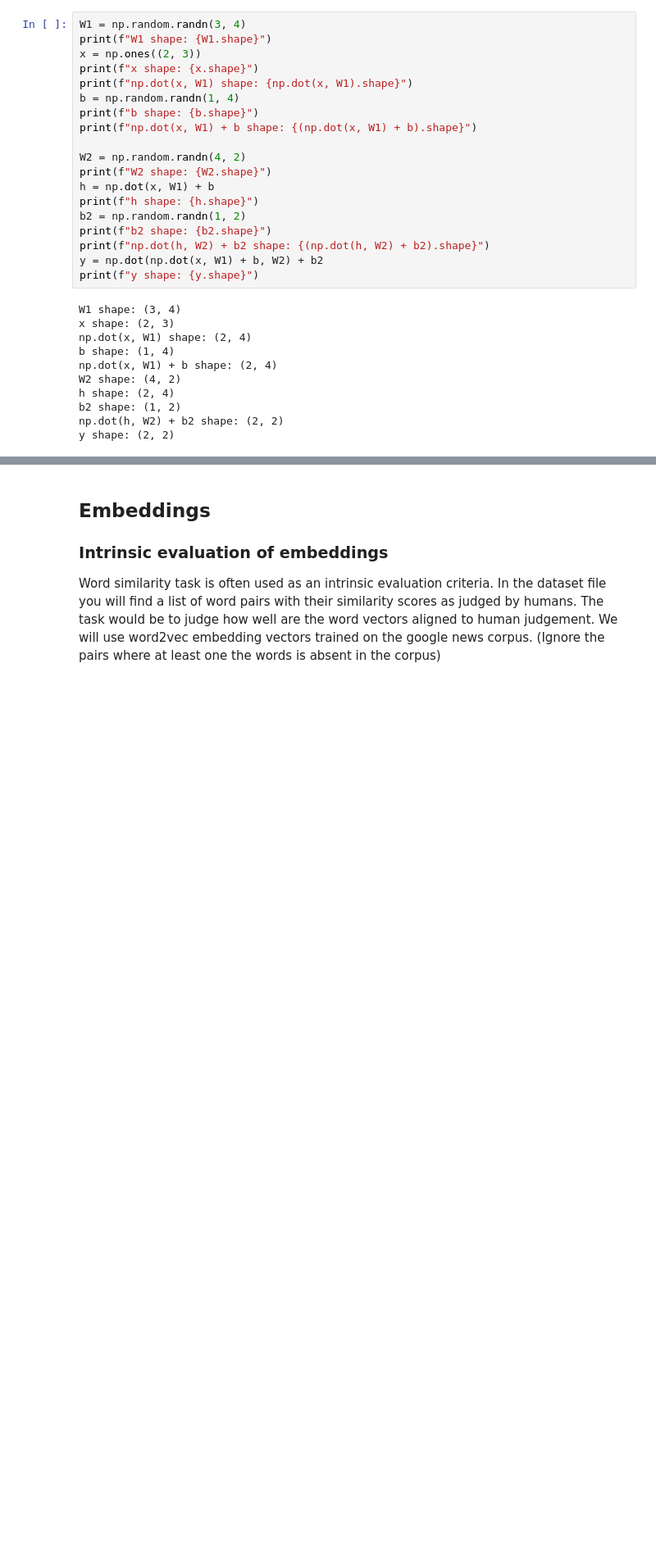
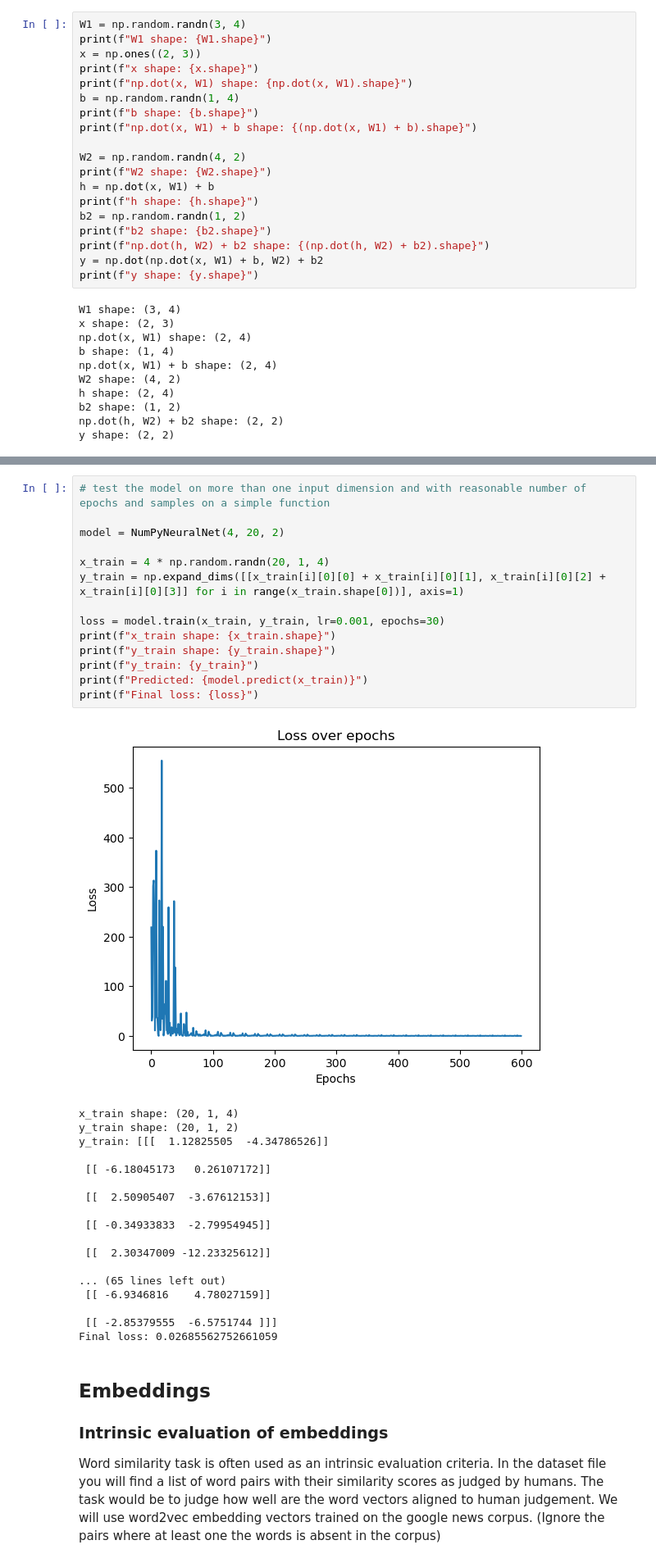
Before and after one commit to HaukeGS/text_mining, a Jupyter notebook: home_assignment_1/HomeAssignment1.ipynb, the cells around one changed output, grey strips where cells are left out. Shown at 82% size. Cells and saved outputs as stored; diff of their text form; blank space fills up the shorter version.

```diff
--- a/home_assignment_1/HomeAssignment1.ipynb
+++ b/home_assignment_1/HomeAssignment1.ipynb
@@ -243,3 +263,36 @@ None
+# %%
+# test the model on more than one input dimension and with reasonable number of epochs and samples on a simple function
+
+model = NumPyNeuralNet(4, 20, 2)
+
+x_train = 4 * np.random.randn(20, 1, 4)
+y_train = np.expand_dims([[x_train[i][0][0] + x_train[i][0][1], x_train[i][0][2] + x_train[i][0][3]] for i in range(x_train.shape[0])], axis=1)
+
+loss = model.train(x_train, y_train, lr=0.001, epochs=30)
+print(f"x_train shape: {x_train.shape}")
+print(f"y_train shape: {y_train.shape}")
+print(f"y_train: {y_train}")
+print(f"Predicted: {model.predict(x_train)}")
+print(f"Final loss: {loss}")
+# %% [output]
+[figure, added]
+x_train shape: (20, 1, 4)
+y_train shape: (20, 1, 2)
+y_train: [[[  1.12825505  -4.34786526]]
+
+ [[ -6.18045173   0.26107172]]
+
+ [[  2.50905407  -3.67612153]]
+
+ [[ -0.34933833  -2.79954945]]
+
+ [[  2.30347009 -12.23325612]]
+
+... (65 lines left out)
+ [[ -6.9346816    4.78027159]]
+
+ [[ -2.85379555  -6.5751744 ]]]
+Final loss: 0.02685562752661059
 # %% [markdown]
 ## Embeddings
 
```
Also changed, not shown: parts of 5 cells of this notebook.
